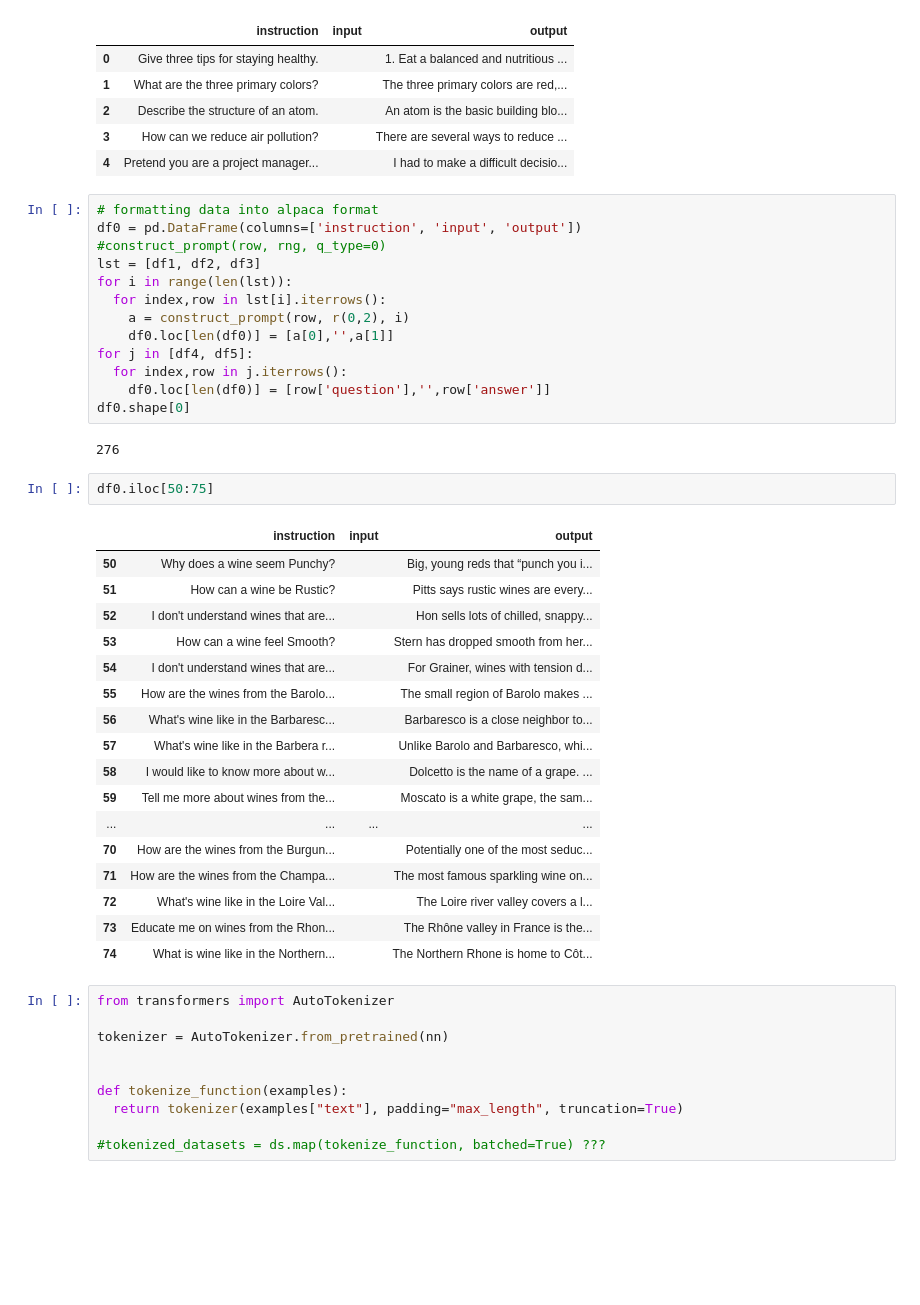
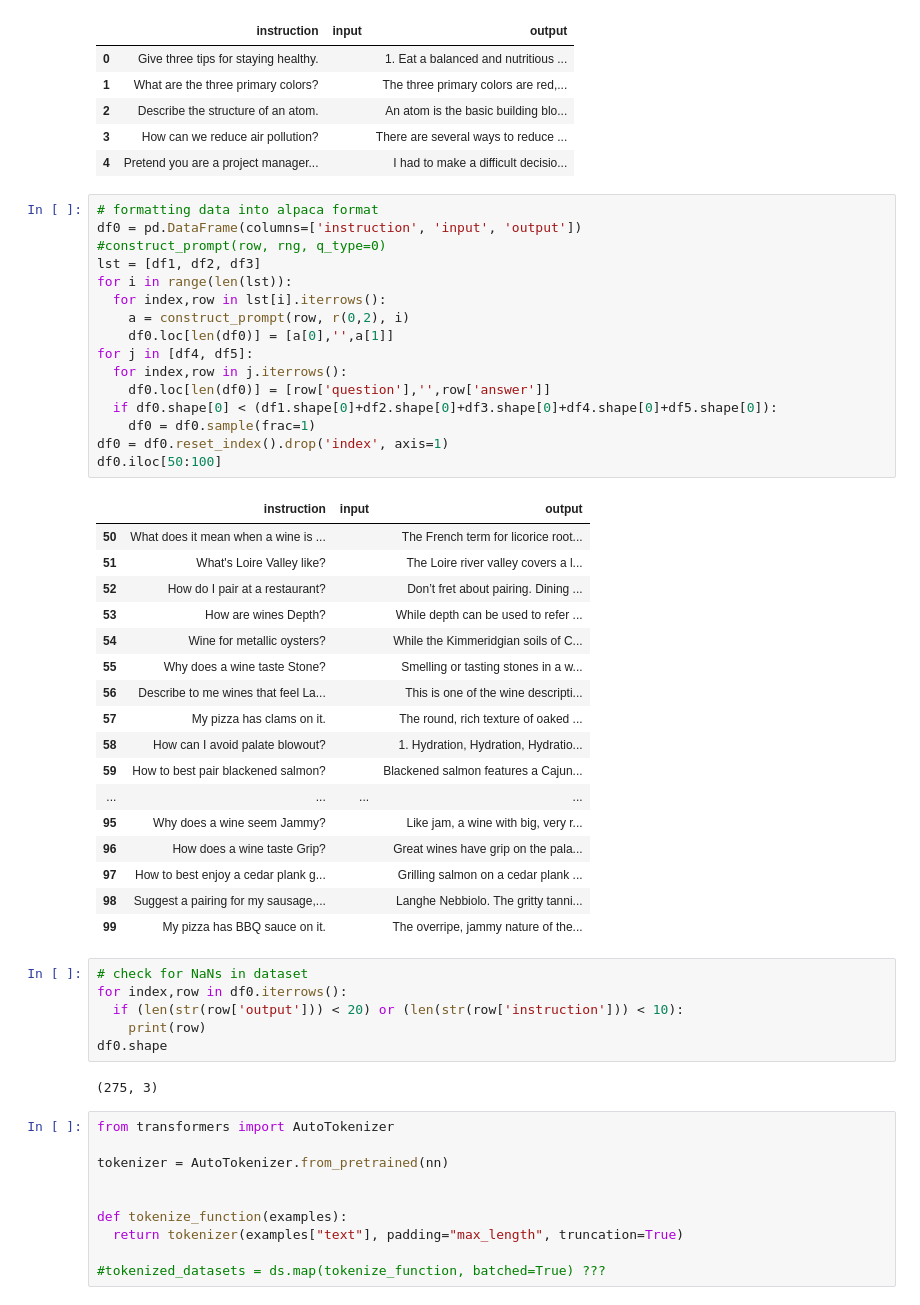
Before and after one commit to bpratham2001/Servilia, a Jupyter notebook: notebooks/fine_tune_v1.ipynb, the cells around one changed output. Drawn from its saved outputs; the diff is of its cells as text; blank space fills up the shorter version.

```diff
--- a/notebooks/fine_tune_v1.ipynb
+++ b/notebooks/fine_tune_v1.ipynb
@@ -143,38 +135,45 @@ sample.head()
 # %%
 # formatting data into alpaca format
 df0 = pd.DataFrame(columns=['instruction', 'input', 'output'])
 #construct_prompt(row, rng, q_type=0)
 lst = [df1, df2, df3]
 for i in range(len(lst)):
   for index,row in lst[i].iterrows():
     a = construct_prompt(row, r(0,2), i)
     df0.loc[len(df0)] = [a[0],'',a[1]]
 for j in [df4, df5]:
   for index,row in j.iterrows():
     df0.loc[len(df0)] = [row['question'],'',row['answer']]
-df0.shape[0]
+  if df0.shape[0] < (df1.shape[0]+df2.shape[0]+df3.shape[0]+df4.shape[0]+df5.shape[0]):
+    df0 = df0.sample(frac=1)
+df0 = df0.reset_index().drop('index', axis=1)
+df0.iloc[50:100]
 # %% [output]
-276
+|  | instruction | input | output |
+| 50 | What does it mean when a wine is ... |  | The French term for licorice root... |
+| 51 | What's Loire Valley like? |  | The Loire river valley covers a l... |
+| 52 | How do I pair at a restaurant? |  | Don’t fret about pairing. Dining ... |
+| 53 | How are wines Depth? |  | While depth can be used to refer ... |
+| 54 | Wine for metallic oysters? |  | While the Kimmeridgian soils of C... |
+| 55 | Why does a wine taste Stone? |  | Smelling or tasting stones in a w... |
+| 56 | Describe to me wines that feel La... |  | This is one of the wine descripti... |
+| 57 | My pizza has clams on it. |  | The round, rich texture of oaked ... |
+| 58 | How can I avoid palate blowout? |  | 1. Hydration, Hydration, Hydratio... |
+| 59 | How to best pair blackened salmon? |  | Blackened salmon features a Cajun... |
+| ... | ... | ... | ... |
+| 95 | Why does a wine seem Jammy? |  | Like jam, a wine with big, very r... |
+| 96 | How does a wine taste Grip? |  | Great wines have grip on the pala... |
+| 97 | How to best enjoy a cedar plank g... |  | Grilling salmon on a cedar plank ... |
+| 98 | Suggest a pairing for my sausage,... |  | Langhe Nebbiolo. The gritty tanni... |
+| 99 | My pizza has BBQ sauce on it. |  | The overripe, jammy nature of the... |
-# %%
-df0.iloc[50:75]
-# %% [output]
-|  | instruction | input | output |
-| 50 | Why does a wine seem Punchy? |  | Big, young reds that “punch you i... |
-| 51 | How can a wine be Rustic? |  | Pitts says rustic wines are every... |
-| 52 | I don't understand wines that are... |  | Hon sells lots of chilled, snappy... |
-| 53 | How can a wine feel Smooth? |  | Stern has dropped smooth from her... |
-| 54 | I don't understand wines that are... |  | For Grainer, wines with tension d... |
-| 55 | How are the wines from the Barolo... |  | The small region of Barolo makes ... |
-| 56 | What's wine like in the Barbaresc... |  | Barbaresco is a close neighbor to... |
-| 57 | What's wine like in the Barbera r... |  | Unlike Barolo and Barbaresco, whi... |
-| 58 | I would like to know more about w... |  | Dolcetto is the name of a grape. ... |
-| 59 | Tell me more about wines from the... |  | Moscato is a white grape, the sam... |
-| ... | ... | ... | ... |
-| 70 | How are the wines from the Burgun... |  | Potentially one of the most seduc... |
-| 71 | How are the wines from the Champa... |  | The most famous sparkling wine on... |
-| 72 | What's wine like in the Loire Val... |  | The Loire river valley covers a l... |
-| 73 | Educate me on wines from the Rhon... |  | The Rhône valley in France is the... |
-| 74 | What is wine like in the Northern... |  | The Northern Rhone is home to Côt... |
+# %%
+# check for NaNs in dataset
+for index,row in df0.iterrows():
+  if (len(str(row['output'])) < 20) or (len(str(row['instruction'])) < 10):
+    print(row)
+df0.shape
+# %% [output]
+(275, 3)
 # %%
 from transformers import AutoTokenizer
 
```
Also changed, not shown: parts of 2 cells of this notebook.
